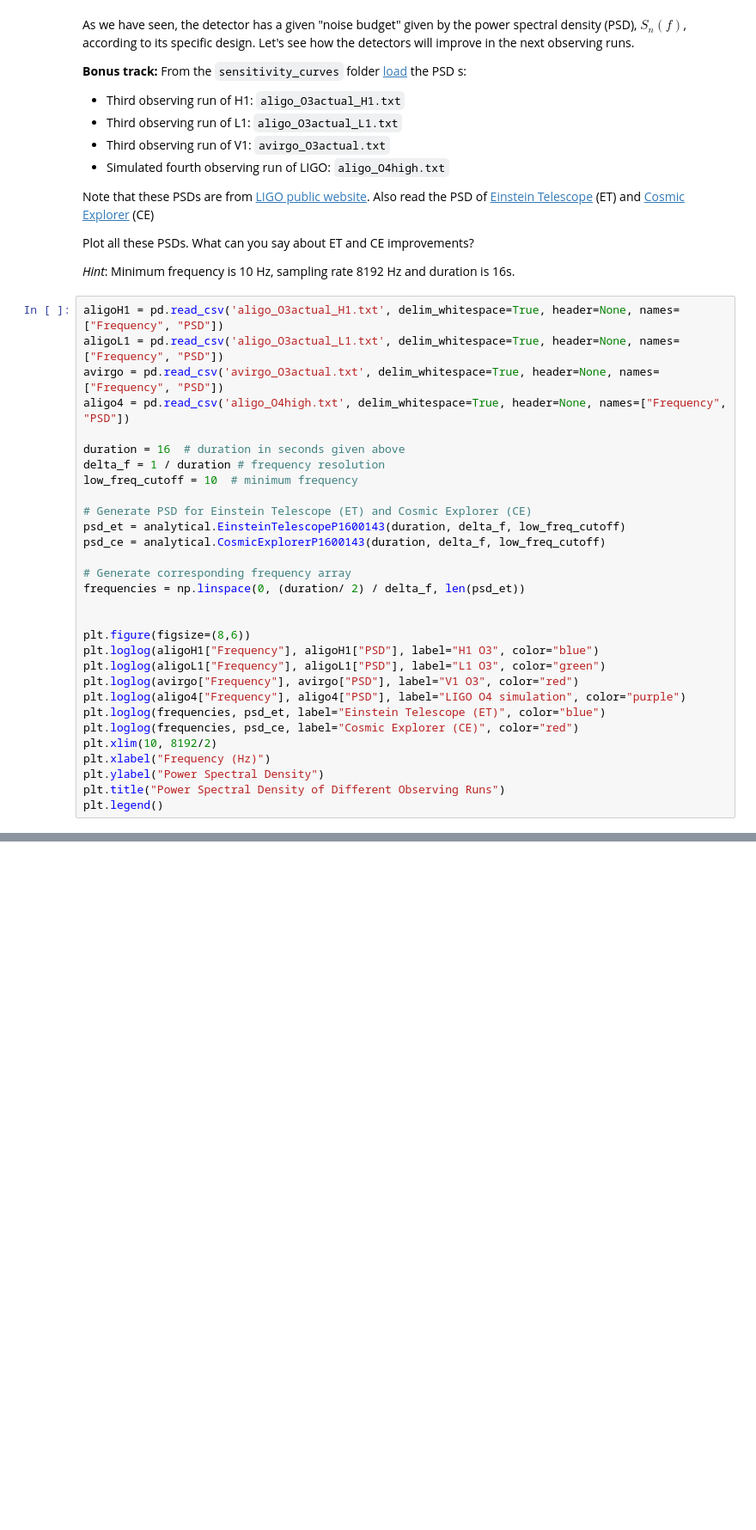
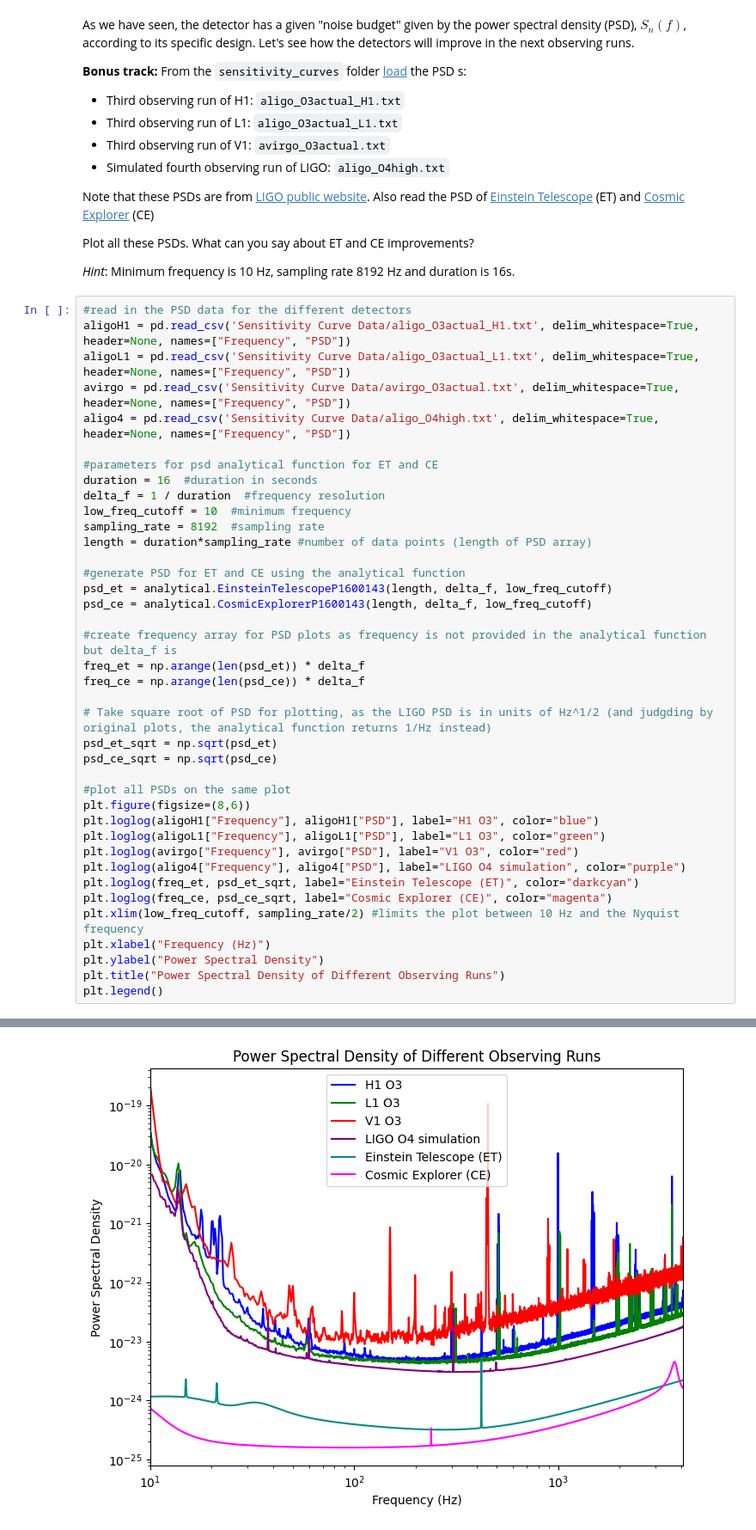
Before and after one commit to BryanJLA/PRA3024-Big-Data, a Jupyter notebook: Copy_of_GW_tutorial_2_detector_noise_PSD.ipynb, the cells around one changed output, grey strips where cells are left out. Shown at 86% size. Saved outputs shown, nothing was run; the diff lists cells and outputs as text; blank space fills up the shorter version.

```diff
--- a/Copy_of_GW_tutorial_2_detector_noise_PSD.ipynb
+++ b/Copy_of_GW_tutorial_2_detector_noise_PSD.ipynb
@@ -235,32 +221,42 @@ Plot all these PSDs. What can you say about ET and CE improvements?
 
 _Hint_: Minimum frequency is 10 Hz, sampling rate 8192 Hz and duration is 16s.
 # %%
-aligoH1 = pd.read_csv('aligo_O3actual_H1.txt', delim_whitespace=True, header=None, names=["Frequency", "PSD"])
-aligoL1 = pd.read_csv('aligo_O3actual_L1.txt', delim_whitespace=True, header=None, names=["Frequency", "PSD"])
-avirgo = pd.read_csv('avirgo_O3actual.txt', delim_whitespace=True, header=None, names=["Frequency", "PSD"])
-aligo4 = pd.read_csv('aligo_O4high.txt', delim_whitespace=True, header=None, names=["Frequency", "PSD"])
+#read in the PSD data for the different detectors
+aligoH1 = pd.read_csv('Sensitivity Curve Data/aligo_O3actual_H1.txt', delim_whitespace=True, header=None, names=["Frequency", "PSD"])
+aligoL1 = pd.read_csv('Sensitivity Curve Data/aligo_O3actual_L1.txt', delim_whitespace=True, header=None, names=["Frequency", "PSD"])
+avirgo = pd.read_csv('Sensitivity Curve Data/avirgo_O3actual.txt', delim_whitespace=True, header=None, names=["Frequency", "PSD"])
+aligo4 = pd.read_csv('Sensitivity Curve Data/aligo_O4high.txt', delim_whitespace=True, header=None, names=["Frequency", "PSD"])
 
-duration = 16  # duration in seconds given above
-delta_f = 1 / duration # frequency resolution
-low_freq_cutoff = 10  # minimum frequency
+#parameters for psd analytical function for ET and CE
+duration = 16  #duration in seconds
+delta_f = 1 / duration  #frequency resolution
+low_freq_cutoff = 10  #minimum frequency
+sampling_rate = 8192  #sampling rate
+length = duration*sampling_rate #number of data points (length of PSD array)
 
-# Generate PSD for Einstein Telescope (ET) and Cosmic Explorer (CE)
-psd_et = analytical.EinsteinTelescopeP1600143(duration, delta_f, low_freq_cutoff)
-psd_ce = analytical.CosmicExplorerP1600143(duration, delta_f, low_freq_cutoff)
+#generate PSD for ET and CE using the analytical function
+psd_et = analytical.EinsteinTelescopeP1600143(length, delta_f, low_freq_cutoff)
+psd_ce = analytical.CosmicExplorerP1600143(length, delta_f, low_freq_cutoff)
 
-# Generate corresponding frequency array
-frequencies = np.linspace(0, (duration/ 2) / delta_f, len(psd_et))
+#create frequency array for PSD plots as frequency is not provided in the analytical function but delta_f is
+freq_et = np.arange(len(psd_et)) * delta_f
+freq_ce = np.arange(len(psd_ce)) * delta_f
 
+# Take square root of PSD for plotting, as the LIGO PSD is in units of Hz^1/2 (and judgding by original plots, the analytical function returns 1/Hz instead)
+psd_et_sqrt = np.sqrt(psd_et)
+psd_ce_sqrt = np.sqrt(psd_ce)
 
+#plot all PSDs on the same plot
 plt.figure(figsize=(8,6))
 plt.loglog(aligoH1["Frequency"], aligoH1["PSD"], label="H1 O3", color="blue")
 plt.loglog(aligoL1["Frequency"], aligoL1["PSD"], label="L1 O3", color="green")
 plt.loglog(avirgo["Frequency"], avirgo["PSD"], label="V1 O3", color="red")
 plt.loglog(aligo4["Frequency"], aligo4["PSD"], label="LIGO O4 simulation", color="purple")
-plt.loglog(frequencies, psd_et, label="Einstein Telescope (ET)", color="blue")
-plt.loglog(frequencies, psd_ce, label="Cosmic Explorer (CE)", color="red")
-plt.xlim(10, 8192/2)
+plt.loglog(freq_et, psd_et_sqrt, label="Einstein Telescope (ET)", color="darkcyan")
+plt.loglog(freq_ce, psd_ce_sqrt, label="Cosmic Explorer (CE)", color="magenta")
+plt.xlim(low_freq_cutoff, sampling_rate/2) #limits the plot between 10 Hz and the Nyquist frequency
 plt.xlabel("Frequency (Hz)")
 plt.ylabel("Power Spectral Density")
 plt.title("Power Spectral Density of Different Observing Runs")
 plt.legend()
+# %% [output]
@@ -266,0 +264 @@ plt.legend()
+[figure, added]
```
Also changed, not shown: parts of 7 cells of this notebook.
